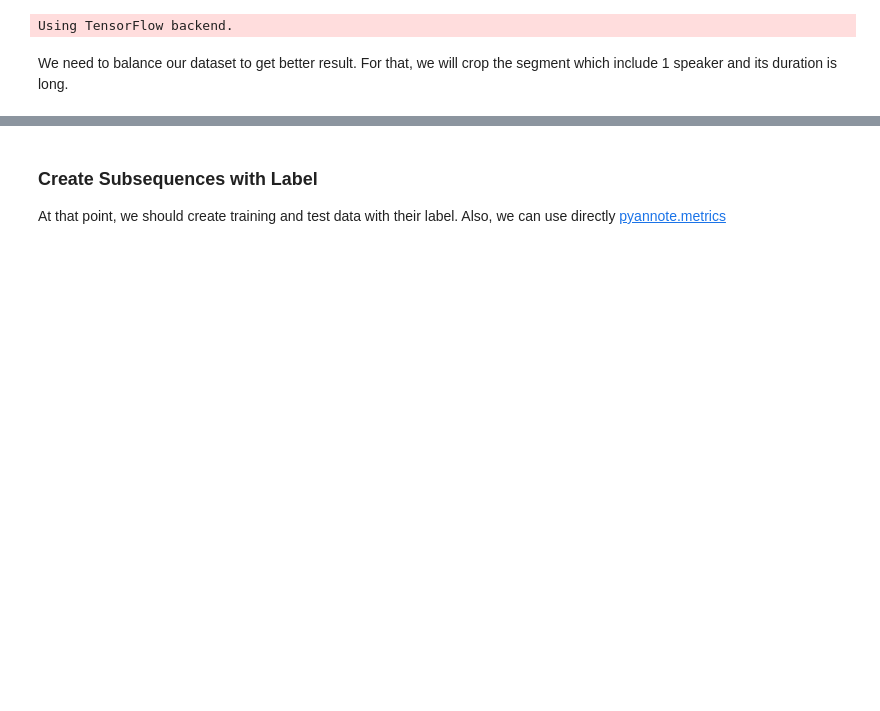
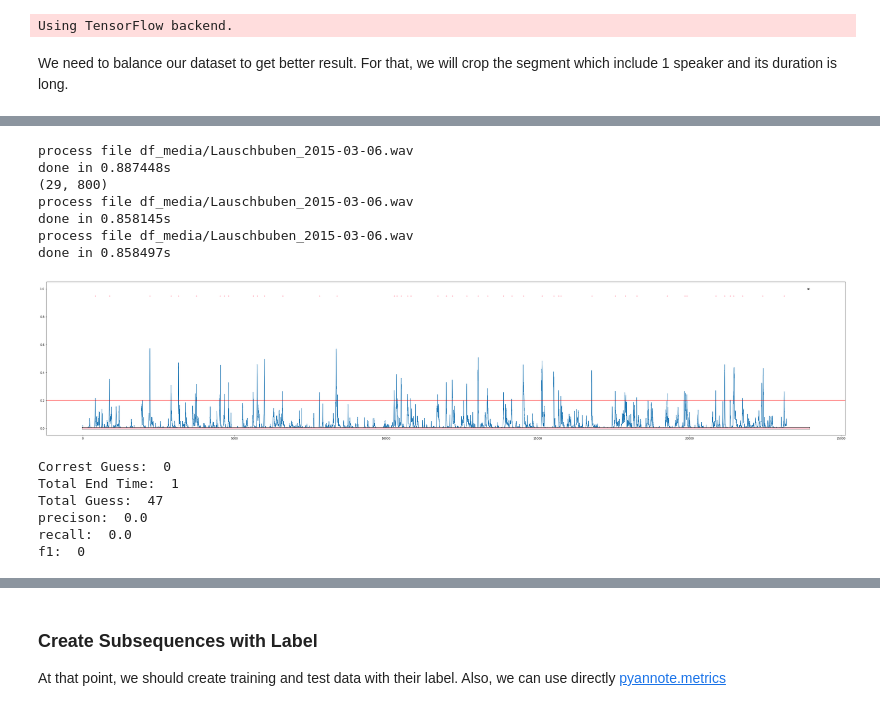
Before and after one commit to hedonistrh/SpChangeDetect, a Jupyter notebook: BiLSTM.ipynb, the cells around one changed output, grey strips where cells are left out. Cells and saved outputs as stored; diff of their text form; code cells hidden in the pictures; blank space fills up the shorter version.

```diff
--- a/BiLSTM.ipynb
+++ b/BiLSTM.ipynb
@@ -671,8 +692,8 @@ while (ix_repeat < how_many_repeat):
 
         input_array, output_array = create_data_for_supervised ("./amicorpus/*/audio/", 10, 25, from_epi, from_epi+1, True, 6, False, feature_extractor="yaafe")
 
-        max_len = 800 # how many frame will be taken
-        step = 800 # step size.
+        max_len = 80 # how many frame will be taken
+        step = 80 # step size.
 
         input_array_specified = []
         output_array_specified = []
@@ -769,7 +790,7 @@ Using TensorFlow backend.
 # %%
 from keras.models import load_model
 
-model.load_weights("bilstm_weights_yaafe_att.h5")
+model.load_weights("bilstm_weights_yaafe_att30.h5")
 # %%
 from keras.models import load_model
 import time
@@ -1082,7 +1103,7 @@ model.load_weights("bilstm_weights_attention.h5")
 import more_itertools as mit
 
 
-def create_prediction(filename, hop, win_len, threshold, lstm_system, feature_extractor="pyannote"):
+def create_prediction(filename, hop, win_len, threshold, lstm_system, featureplan, sr, feature_extractor="yaafe"):
     ## It takes audio file and create prediction via lstm system. If output exceeds
     # threshold, we will say there is speaker change. Its arguments:
     # filename= Which file will be considered.
@@ -1090,6 +1111,8 @@ def create_prediction(filename, hop, win_len, threshold, lstm_system, feature_ex
     # win_len: Window length (we need it for Librosa)
     # threshold: If prediction exceed this value, we will say there is speaker change
     # lstm_system: System will create prediction
+    # featureplan: Wthich txt will be used for yaafe
+    # sr: Signal rate of audio inout
 
     ## Function crate prediction text file in second version. Also returns:
     # prediction_array: It stores prediction value for each frame
@@ -1099,15 +1122,18 @@ def create_prediction(filename, hop, win_len, threshold, lstm_system, feature_ex
 
     prediction_array = []
     if (feature_extractor=="pyannote"):
-        matrix_of_single_audio = np.load("/home/herdogan/Desktop/SpChangeDetect/pyannote-audio/tutorials/feature-extraction/AMI/" + filename + ".Mix-Headset.npy")
+        matrix_of_single_audio = np.load("/home/herdogan/Desktop/SpChangeDetect/pyannote-audio/tutorials/feature-extraction/AMI/" + filename + ".npy")
 
     if (feature_extractor=="yaafe"):
-        matrix_of_single_audio = np.load("/home/herdogan/Desktop/SpChangeDetect/yaafe_ami_storage/" + filename + ".Mix-Headset.npy")
+        try:
+            matrix_of_single_audio = np.load("/home/herdogan/Desktop/SpChangeDetect/yaafe_ami_storage/" + filename + ".npy")
+        except:
+            matrix_of_single_audio = create_numpy_for_audio(audio_file="df_media/" + filename + ".wav", feature_extractor="yaafe", hop=hop, win_len=win_len, featureplan=featureplan, sr=sr)
 
 
     ix_frame = 0
 
-    while (ix_frame+800<matrix_of_single_audio.shape[0]):
+    while (ix_frame+798<matrix_of_single_audio.shape[0]):
         # print (matrix_of_single_audio.shape)
         # print (np.expand_dims(matrix_of_single_audio[ix_frame:ix_frame+800], axis=0).shape)
         prediction = lstm_system.predict(np.expand_dims(matrix_of_single_audio[ix_frame:ix_frame+800], axis=0))
@@ -1164,7 +1190,7 @@ def create_prediction(filename, hop, win_len, threshold, lstm_system, feature_ex
             start_time = float(mean_s[which_turn-1])
             end_time = float(mean_s[which_turn])
 
-            if ((start_time+0.3) > end_time):
+            if ((start_time+0.5) > end_time):
                 # print ("was here")
                 mean_s[which_turn] = ((start_time+end_time) / 2)
                 mean_s = np.delete(mean_s, which_turn-1)
@@ -1179,20 +1205,27 @@ def create_prediction(filename, hop, win_len, threshold, lstm_system, feature_ex
     np.savetxt(fname=filename + "_prediction.txt", X=mean_s,
                delimiter=' ', fmt='%1.3f')
 
-    return (prediction_array, prediction_array_rav, prediction_array_msec)
+    return (prediction_array, prediction_array_rav, mean_s)
 
-def txt_file_to_matrix (filename,  type_of_text, hop=10, win_len=25):
+def txt_file_to_matrix (filename,  type_of_text, sr, featureplan, hop=10, win_len=25, feature_extractor="yaafe"):
     ## It takes the reference end time text file or prediction text file (they are in second version) and
     # return output array which represent the which frames has a speaker change point.
     # filename= Which file will be considered.
     # hop: Hop length (we need it for Librosa)
     # win_len: Window length (we need it for Librosa)
 
+    if (feature_extractor=="pyannote"):
+        matrix_of_single_audio = np.load("/home/herdogan/Desktop/SpChangeDetect/pyannote-audio/tutorials/feature-extraction/AMI/" + filename + ".npy")
 
-    matrix_of_single_audio = np.load("/home/herdogan/Desktop/SpChangeDetect/pyannote-audio/tutorials/feature-extraction/AMI/" + filename + ".Mix-Headset.npy")
+    if (feature_extractor=="yaafe"):
+        try:
+            matrix_of_single_audio = np.load("/home/herdogan/Desktop/SpChangeDetect/yaafe_ami_storage/" + filename + ".npy")
+        except:
+            matrix_of_single_audio = create_numpy_for_audio(audio_file="df_media/" + filename + ".wav", feature_extractor="yaafe", hop=hop, win_len=win_len, featureplan=featureplan, sr=sr)
+
 
     if (type_of_text == "reference"):
-        main_set = "./txt_files/" + filename + "_end_time.txt"# FILENAME PATH for TXT
+        main_set = "./df_out/" + filename.split(".")[0] + "_end_time.txt"# FILENAME PATH for TXT
 
 
     if (type_of_text == "prediction"):
@@ -1233,7 +1266,7 @@ thres = 0.35
 We need to balance our dataset to get better result. For that, we will crop the segment which include 1 speaker and its duration is long.
 # %%
 import matplotlib.pyplot as pp
-pp.rcParams['figure.figsize'] = (19.8, 10.0)
+pp.rcParams['figure.figsize'] = (50.8, 10.0)
 %matplotlib inline
 # %%
 # Evaluation Metric
@@ -1455,0 +1436,18 @@ Wall time: 33.3 s
+# %%
+complete_evaluation_single_file(filename="Lauschbuben_2015-03-06", hop=10, win_len=25, thres = 0.2, model=model, feature_extractor="yaafe",
+                               sr=48000, featureplan = "featureplan_new_48000.txt")
+# %% [output]
+process file df_media/Lauschbuben_2015-03-06.wav
+done in 0.887448s
+(29, 800)
+process file df_media/Lauschbuben_2015-03-06.wav
+done in 0.858145s
+process file df_media/Lauschbuben_2015-03-06.wav
+done in 0.858497s
+[figure, added]
+Correst Guess:  0
+Total End Time:  1
+Total Guess:  47
+precison:  0.0
+recall:  0.0
+f1:  0
```
Also changed, not shown: parts of 23 cells of this notebook.
